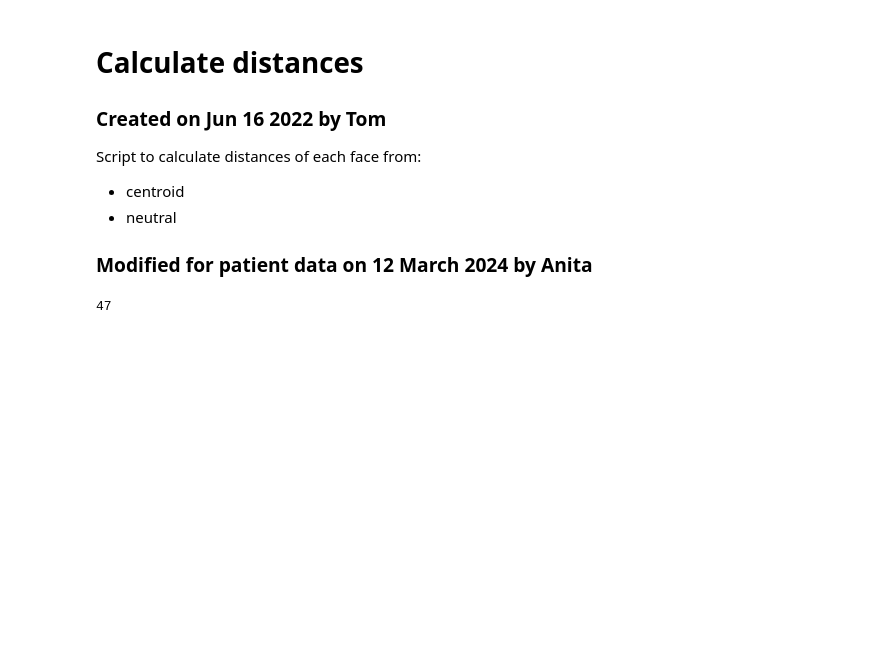
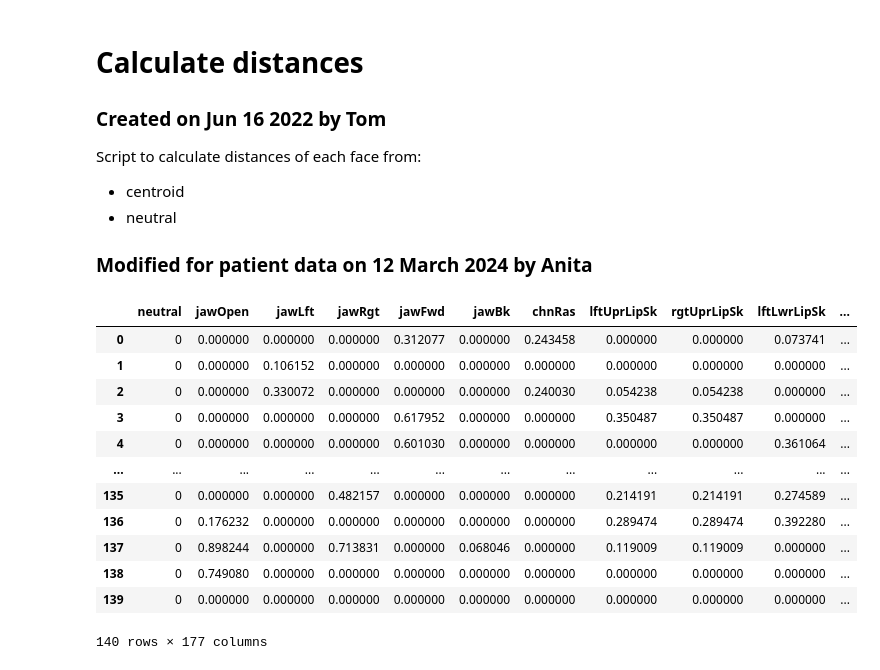
Before and after one commit to dumplings102/GA-emotion-perception-analysis, a Jupyter notebook: elite_analysis.ipynb, the cells around one changed output. Saved outputs shown, nothing was run; the diff lists cells and outputs as text; code cells hidden in the pictures; blank space fills up the shorter version.

```diff
--- a/elite_analysis.ipynb
+++ b/elite_analysis.ipynb
@@ -342,3 +342,15 @@ full_df['Neutral_cosine_distance'] = dists # add to dataframe
+# %%
+bs_df = full_df.iloc[:, 1:150]
+n_bs = len(bs_df.columns)
+bs_labels = list(bs_df.columns)
+# %%
+# Cosine Distance from true neutral in blendshape space
+dists = []
+neutral = 1e-12*np.ones((1,n_bs)).ravel() # vector of zeros
+for i in np.arange(bs_df.shape[0]): # for each face
+    bs = bs_df.iloc[i][bs_labels].values
+    dists.append(distance.cosine(bs, neutral)) # calculate distance
+full_df['Neutral_cosine_bs_distance'] = dists # add to dataframe
 # %%
 #%% Euclidean distance from Centroid
 
@@ -384,18 +396,54 @@ full_df['Centroid_cosine_distance'] = distances
 
 #save
 full_df.to_csv('processed_data/all_elite_distances.csv')
+# %%
+#%% Cosine distance from Centroid in blendshape space
+
+# average blendshapes
+angry_mean_bs = np.mean(full_df[full_df['TargetEmotion']=='Angry'][bs_labels].values, axis = 0)
+fearful_mean_bs = np.mean(full_df[full_df['TargetEmotion']=='Fearful'][bs_labels].values, axis = 0)
+happy_mean_bs = np.mean(full_df[full_df['TargetEmotion']=='Happy'][bs_labels].values, axis = 0)
+
+# Loop through dataframe
+distances = []
+for i in full_df.index:
+    bs = full_df.iloc[i][bs_labels].values
+    if full_df.iloc[i]['TargetEmotion'] == 'Angry':
+        dist = distance.cosine(bs, angry_mean_bs)
+    elif full_df.iloc[i]['TargetEmotion'] == 'Fearful':
+        dist = distance.cosine(bs, fearful_mean_bs)
+    elif full_df.iloc[i]['TargetEmotion'] == 'Happy':
+        dist = distance.cosine(bs, happy_mean_bs)
+
+    distances.append(dist)
+full_df['Centroid_cosine_bs_distance'] = distances
+
+#save
+full_df.to_csv('processed_data/all_elite_distances.csv')
+# %%
+full_df
+# %% [output]
+|  | neutral | jawOpen | jawLft | jawRgt | jawFwd | jawBk | chnRas | lftUprLipSk | rgtUprLipSk | lftLwrLipSk | ... |
+| 0 | 0 | 0.000000 | 0.000000 | 0.000000 | 0.312077 | 0.000000 | 0.243458 | 0.000000 | 0.000000 | 0.073741 | ... |
+| 1 | 0 | 0.000000 | 0.106152 | 0.000000 | 0.000000 | 0.000000 | 0.000000 | 0.000000 | 0.000000 | 0.000000 | ... |
+| 2 | 0 | 0.000000 | 0.330072 | 0.000000 | 0.000000 | 0.000000 | 0.240030 | 0.054238 | 0.054238 | 0.000000 | ... |
+| 3 | 0 | 0.000000 | 0.000000 | 0.000000 | 0.617952 | 0.000000 | 0.000000 | 0.350487 | 0.350487 | 0.000000 | ... |
+| 4 | 0 | 0.000000 | 0.000000 | 0.000000 | 0.601030 | 0.000000 | 0.000000 | 0.000000 | 0.000000 | 0.361064 | ... |
+| ... | ... | ... | ... | ... | ... | ... | ... | ... | ... | ... | ... |
+| 135 | 0 | 0.000000 | 0.000000 | 0.482157 | 0.000000 | 0.000000 | 0.000000 | 0.214191 | 0.214191 | 0.274589 | ... |
+| 136 | 0 | 0.176232 | 0.000000 | 0.000000 | 0.000000 | 0.000000 | 0.000000 | 0.289474 | 0.289474 | 0.392280 | ... |
+| 137 | 0 | 0.898244 | 0.000000 | 0.713831 | 0.000000 | 0.068046 | 0.000000 | 0.119009 | 0.119009 | 0.000000 | ... |
+| 138 | 0 | 0.749080 | 0.000000 | 0.000000 | 0.000000 | 0.000000 | 0.000000 | 0.000000 | 0.000000 | 0.000000 | ... |
+| 139 | 0 | 0.000000 | 0.000000 | 0.000000 | 0.000000 | 0.000000 | 0.000000 | 0.000000 | 0.000000 | 0.000000 | ... |
+140 rows × 177 columns
 # %%
 #calculate mean for each emotion for each group
-avg_elite_dist = full_df.drop(['file',
-                               'ID'], axis=1).groupby(['Group',
-                                                       'TargetEmotion'],
-                                                      observed=True).agg({'Neutral_euclidean_distance':['mean', 'std'],
-                                                                          'Centroid_euclidean_distance':['mean', 'std'],
-                                                                          'Neutral_cosine_distance':['mean', 'std'],
-                                                                          'Centroid_cosine_distance':['mean', 'std']})
+avg_elite_dist = full_df.drop(['file', 'ID'], axis=1).groupby(['Group', 'TargetEmotion'], observed=True).agg({'Neutral_euclidean_distance':['mean', 'std'],
+                    'Centroid_euclidean_distance':['mean', 'std'],
+                    'Neutral_cosine_distance':['mean', 'std'],
+                    'Centroid_cosine_distance':['mean', 'std'],
+                    'Neutral_cosine_bs_distance':['mean', 'std'],
+                    'Centroid_cosine_bs_distance':['mean', 'std']})
+
 
 avg_elite_dist.to_csv('processed_data/average_elite_distances.csv')
-
-len(full_df['ID'].unique())
-# %% [output]
-47
```
Also changed, not shown: parts of 3 cells of this notebook, 25 other files.
